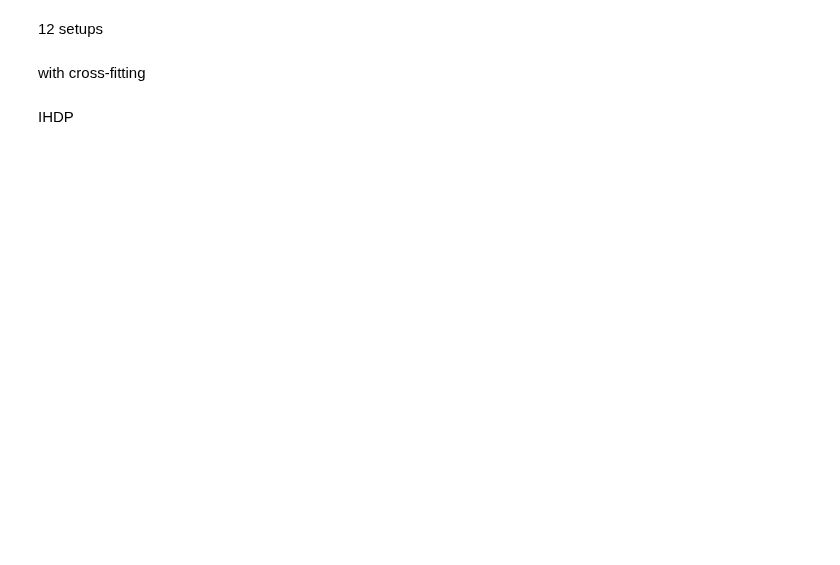
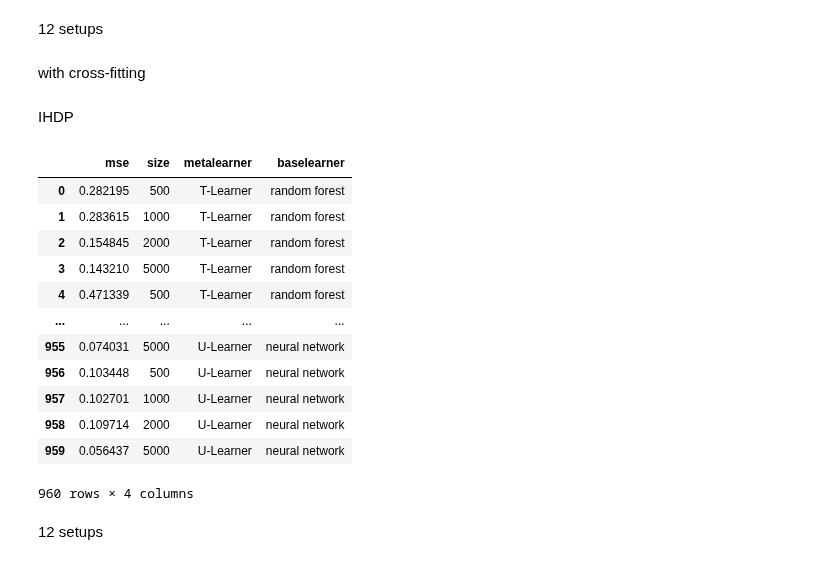
Before and after one commit to abibaj98/Master-Thesis, a Jupyter notebook: Results.ipynb, the cells around one changed output. Drawn from its saved outputs; the diff is of its cells as text; code cells hidden in the pictures; blank space fills up the shorter version.

```diff
--- a/Results.ipynb
+++ b/Results.ipynb
@@ -198,0 +193,58 @@ A
+# %%
+sample_sizes = np.tile([500, 1000, 2000, 5000], 240)[:, np.newaxis]
+sample_sizes
+# %%
+# using dictionary to convert specific columns
+convert_dict = {'mse': float,
+                'size': int,
+                'metalearner': 'category',
+                'baselearner': 'category'
+                }
+data = data.astype(convert_dict)
+# %%
+def process_data_plot(results):
+    # flatten and concatenate results
+    rf_results = results[0].flatten('F')[:, np.newaxis]
+    lm_results = results[1].flatten('F')[:, np.newaxis]
+    nn_results = results[2].flatten('F')[:, np.newaxis]
+    all_results = np.concatenate((rf_results, lm_results, nn_results))
+    # add names
+    metalearner_names = ['T-Learner', 'S-Learner', 'X-Learner', 'R-Leaner', 'DR-Learner', 'RA-Leaner', 'PW-Leaner',
+                         'U-Learner']
+    metalearner_names = np.repeat(metalearner_names, 40)
+    metalearner_names = np.tile(metalearner_names, 3)
+    metalearner_names = np.array(metalearner_names)[:, np.newaxis]
+    baselearner_names = ["random forest", "linear models", "neural network"]
+    baselearner_names = np.repeat(baselearner_names, 320)
+    baselearner_names = np.array(baselearner_names)[:, np.newaxis]
+    # sample sizes
+    sample_sizes = np.tile([500, 1000, 2000, 5000], 240)[:, np.newaxis]
+    # concatenate all
+    data = np.concatenate((all_results, sample_sizes, metalearner_names, baselearner_names), axis=1)
+    data = pd.DataFrame(data)
+    # add column name and specify data type
+    data.columns = ['mse', 'size', 'metalearner', 'baselearner']
+    convert_dict = {'mse': float,
+                    'size': int,
+                    'metalearner': 'category',
+                    'baselearner': 'category'
+                    }
+    data = data.astype(convert_dict)
+    return data
+# %%
+data = process_data_plot(data)
+data
+# %% [output]
+|  | mse | size | metalearner | baselearner |
+| 0 | 0.282195 | 500 | T-Learner | random forest |
+| 1 | 0.283615 | 1000 | T-Learner | random forest |
+| 2 | 0.154845 | 2000 | T-Learner | random forest |
+| 3 | 0.143210 | 5000 | T-Learner | random forest |
+| 4 | 0.471339 | 500 | T-Learner | random forest |
+| ... | ... | ... | ... | ... |
+| 955 | 0.074031 | 5000 | U-Learner | neural network |
+| 956 | 0.103448 | 500 | U-Learner | neural network |
+| 957 | 0.102701 | 1000 | U-Learner | neural network |
+| 958 | 0.109714 | 2000 | U-Learner | neural network |
+| 959 | 0.056437 | 5000 | U-Learner | neural network |
+960 rows × 4 columns
@@ -198,0 +298,2 @@ A
+# %% [markdown]
+12 setups
```
Also changed, not shown: parts of 93 cells of this notebook.
